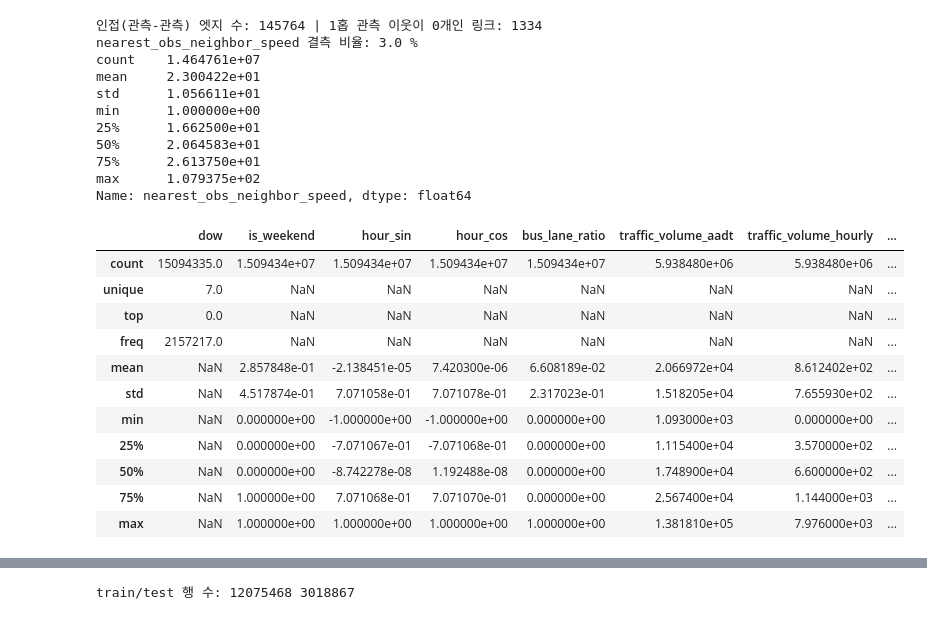
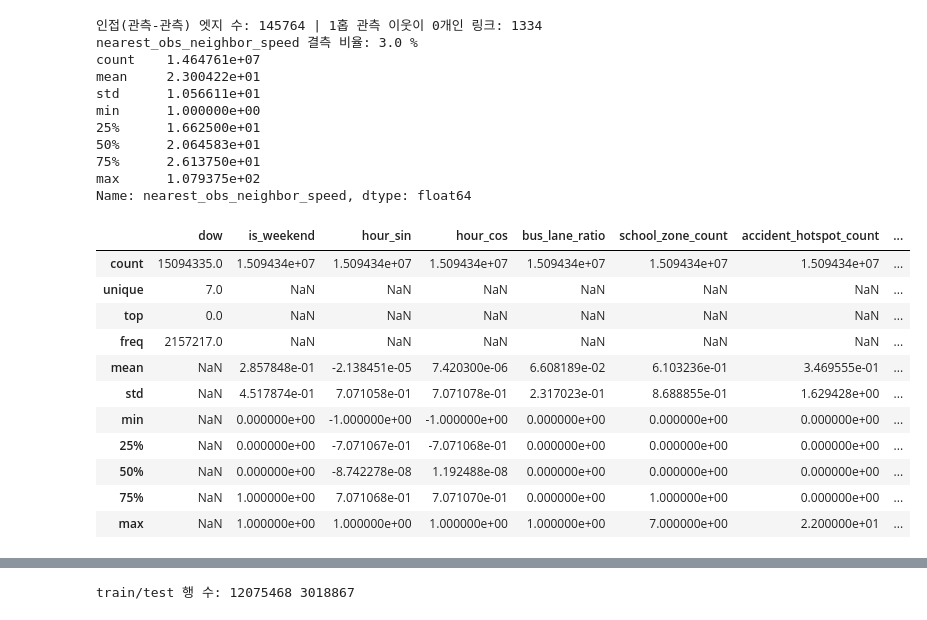
Before and after one commit to ejjunm/seoul-eco-routing, a Jupyter notebook: notebooks/12_derived_features_lightgbm.ipynb, the cells around one changed output, grey strips where cells are left out. Cells and saved outputs as stored; diff of their text form; code cells hidden in the pictures.

```diff
--- a/notebooks/12_derived_features_lightgbm.ipynb
+++ b/notebooks/12_derived_features_lightgbm.ipynb
@@ -40,9 +42,12 @@ DOCS_FIGURES_DIR.mkdir(parents=True, exist_ok=True)
 
 INPUT_PATH = PROCESSED_DATA_DIR / "seoul_link_speed_dem_weather_merged.csv"
 SEOUL_LINK_SHP = INTERIM_DIR / "seoul_link.shp"
-BUS_LANE_SHP = RAW_DIR / "traffic" / "A058_L_20260213" / "A058_L" / "A058_L.shp"
-TRAFFIC_VOLUME_XLSX = RAW_DIR / "traffic" / "TrafficVolume(LINK) (1).xlsx"
-CACHE_PATH = INTERIM_DIR / "nb12_feature_cache_v2.parquet"
+BUS_LANE_SHP = RAW_DIR / "traffic" / "bus_lane" / "bus_lane.shp"
+TRAFFIC_VOLUME_XLSX = RAW_DIR / "traffic" / "traffic_volume.xlsx"
+SCHOOL_FACILITY_SHP = RAW_DIR / "traffic" / "school_zone" / "school_zone.shp"
+PEDESTRIAN_ACCIDENT_CSV = RAW_DIR / "traffic" / "pedestrian_accident_2019_2024.csv"
+SPEED_BUMP_SHP = RAW_DIR / "traffic" / "speed_bump" / "speed_bump.shp"
+CACHE_PATH = INTERIM_DIR / "nb12_feature_cache_v4.parquet"
 
 plt.rcParams["font.family"] = "Malgun Gothic"
 plt.rcParams["axes.unicode_minus"] = False
@@ -55,6 +60,7 @@ COLOR_SEQ = "#3987e5"
 BASELINE_11 = {"model": "LightGBM (11번, 원본 피처)", "rmse": 7.652966670997528, "mae": 5.764899686592482, "r2": 0.6101212805788272}
 BASELINE_V1 = {"model": "LightGBM (1차: +파생/버스전용차로 boolean)", "rmse": 7.629313, "mae": 5.747021, "r2": 0.612528}
 BASELINE_V2 = {"model": "LightGBM (2차: +비율/교통량)", "rmse": 7.508456, "mae": 5.658695, "r2": 0.624706}
+BASELINE_V3 = {"model": "LightGBM (3차: +인접 실측 이웃 속도)", "rmse": 6.197259, "mae": 4.461506, "r2": 0.744336}
 # %% [markdown]
 ## 1. 버스전용차로 겹침 비율 (연속값으로 개선)
 
@@ -153,6 +217,11 @@ else:
     df = df.merge(aadt_lookup, on="LINK_ID", how="left")
     df = df.merge(tv_long, on=["LINK_ID", "시간코드"], how="left")
 
+    df = df.merge(school_accident_lookup, on="LINK_ID", how="left")
+    df["school_zone_count"] = df["school_zone_count"].fillna(0).astype("float32")
+    df["accident_hotspot_count"] = df["accident_hotspot_count"].fillna(0).astype("float32")
+    df["speed_bump_count"] = df["speed_bump_count"].fillna(0).astype("float32")
+
     RENAME_MAP = {"C-ITS": "c_its"}
     df = df.rename(columns=RENAME_MAP)
     CATEGORICAL_COLS = [RENAME_MAP.get(c, c) for c in CATEGORICAL_COLS]
@@ -284,19 +353,23 @@ max      1.079375e+02
 Name: nearest_obs_neighbor_speed, dtype: float64
 # %%
 SPARSE_NUMERIC_COLS = SPARSE_NUMERIC_COLS + ["nearest_obs_neighbor_speed"]
-DERIVED_COLS = ["dow", "is_weekend", "hour_sin", "hour_cos", "bus_lane_ratio"] + SPARSE_NUMERIC_COLS
+DERIVED_COLS = (
+    ["dow", "is_weekend", "hour_sin", "hour_cos", "bus_lane_ratio",
+     "school_zone_count", "accident_hotspot_count", "speed_bump_count"]
+    + SPARSE_NUMERIC_COLS
+)
 df[DERIVED_COLS].describe(include="all")
 # %% [output]
-|  | dow | is_weekend | hour_sin | hour_cos | bus_lane_ratio | traffic_volume_aadt | traffic_volume_hourly | ... |
-| count | 15094335.0 | 1.509434e+07 | 1.509434e+07 | 1.509434e+07 | 1.509434e+07 | 5.938480e+06 | 5.938480e+06 | ... |
+|  | dow | is_weekend | hour_sin | hour_cos | bus_lane_ratio | school_zone_count | accident_hotspot_count | ... |
+| count | 15094335.0 | 1.509434e+07 | 1.509434e+07 | 1.509434e+07 | 1.509434e+07 | 1.509434e+07 | 1.509434e+07 | ... |
 | unique | 7.0 | NaN | NaN | NaN | NaN | NaN | NaN | ... |
 | top | 0.0 | NaN | NaN | NaN | NaN | NaN | NaN | ... |
 | freq | 2157217.0 | NaN | NaN | NaN | NaN | NaN | NaN | ... |
-| mean | NaN | 2.857848e-01 | -2.138451e-05 | 7.420300e-06 | 6.608189e-02 | 2.066972e+04 | 8.612402e+02 | ... |
-| std | NaN | 4.517874e-01 | 7.071058e-01 | 7.071078e-01 | 2.317023e-01 | 1.518205e+04 | 7.655930e+02 | ... |
-| min | NaN | 0.000000e+00 | -1.000000e+00 | -1.000000e+00 | 0.000000e+00 | 1.093000e+03 | 0.000000e+00 | ... |
-| 25% | NaN | 0.000000e+00 | -7.071067e-01 | -7.071068e-01 | 0.000000e+00 | 1.115400e+04 | 3.570000e+02 | ... |
-| 50% | NaN | 0.000000e+00 | -8.742278e-08 | 1.192488e-08 | 0.000000e+00 | 1.748900e+04 | 6.600000e+02 | ... |
-| 75% | NaN | 1.000000e+00 | 7.071068e-01 | 7.071070e-01 | 0.000000e+00 | 2.567400e+04 | 1.144000e+03 | ... |
-| max | NaN | 1.000000e+00 | 1.000000e+00 | 1.000000e+00 | 1.000000e+00 | 1.381810e+05 | 7.976000e+03 | ... |
+| mean | NaN | 2.857848e-01 | -2.138451e-05 | 7.420300e-06 | 6.608189e-02 | 6.103236e-01 | 3.469555e-01 | ... |
+| std | NaN | 4.517874e-01 | 7.071058e-01 | 7.071078e-01 | 2.317023e-01 | 8.688855e-01 | 1.629428e+00 | ... |
+| min | NaN | 0.000000e+00 | -1.000000e+00 | -1.000000e+00 | 0.000000e+00 | 0.000000e+00 | 0.000000e+00 | ... |
+| 25% | NaN | 0.000000e+00 | -7.071067e-01 | -7.071068e-01 | 0.000000e+00 | 0.000000e+00 | 0.000000e+00 | ... |
+| 50% | NaN | 0.000000e+00 | -8.742278e-08 | 1.192488e-08 | 0.000000e+00 | 0.000000e+00 | 0.000000e+00 | ... |
+| 75% | NaN | 1.000000e+00 | 7.071068e-01 | 7.071070e-01 | 0.000000e+00 | 1.000000e+00 | 0.000000e+00 | ... |
+| max | NaN | 1.000000e+00 | 1.000000e+00 | 1.000000e+00 | 1.000000e+00 | 7.000000e+00 | 2.200000e+01 | ... |
 # %% [markdown]
```
Also changed, not shown: parts of 21 cells of this notebook, 19 other files.
